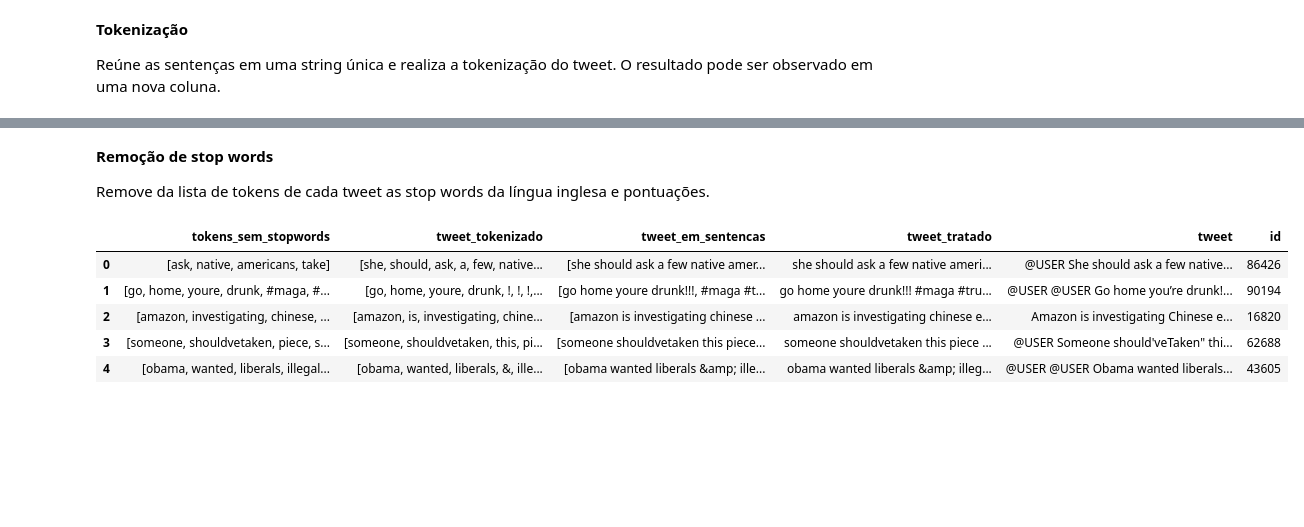
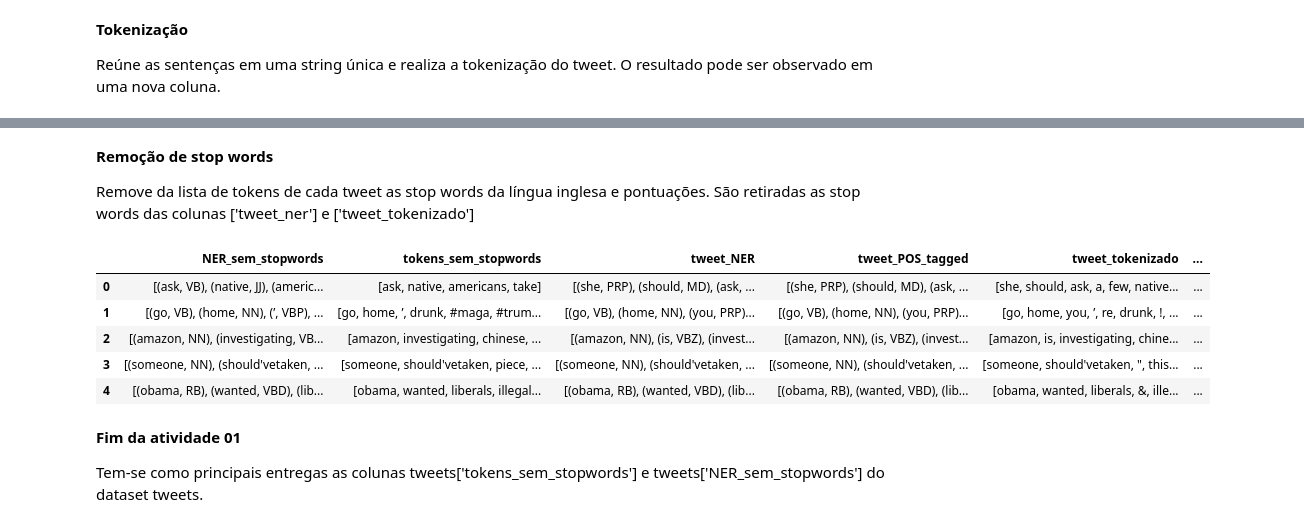
Before and after one commit to eduardodut/Mineracao_dados_textos_web, a Jupyter notebook: projeto01_equipe01_entrega18052020.ipynb, the cells around one changed output, grey strips where cells are left out. Saved outputs shown, nothing was run; the diff lists cells and outputs as text; code cells hidden in the pictures; blank space fills up the shorter version.

Commit message:
1ª versão da atividade 01 completa

```diff
--- a/projeto01_equipe01_entrega18052020.ipynb
+++ b/projeto01_equipe01_entrega18052020.ipynb
@@ -43,6 +43,8 @@ tweets = pd.read_csv('/content/olid-training-v1.0.tsv', sep='\t',encoding= 'utf-
 tweets['id'] = tweets['id'].astype('str')
 
 #visualização dos primeiros registros
+
+tweets = tweets[['subtask_c','subtask_b','subtask_a','id','tweet']]
 tweets.head(20)
 # %% [output]
   % Total    % Received % Xferd  Average Speed   Time    Time     Time  Current
@@ -93,7 +92,8 @@ def tratamento_texto(tweet):
 
   #remove as menções a usuários de cada tweet
   tweet = re.sub(r'@user', '', tweet, flags=re.MULTILINE)
-
+  #remove as palavras url
+  tweet = re.sub(r'url', '', tweet, flags=re.MULTILINE)
   #remove as quebras de linha
   tweet = re.sub(r'\n', '', tweet)
   #substitui tabulações por um espaço em branco
@@ -102,7 +102,7 @@ def tratamento_texto(tweet):
   tweet= re.sub(r'\s+', ' ', tweet, flags=re.I)
   #&amp;
   #remove aspas e apóstofres
-  tweet = re.sub('[\'"‘’“”…]', '', tweet)
+  # tweet = re.sub('[\'"‘’“”…]', '', tweet)
   return tweet
 
 #cria uma nova coluna no dataframe 'tweets' com cada tweet tokenizado
@@ -173,0 +198,15 @@ tweets[tweets.columns[::-1]].head()
+# %%
+from nltk.tag import pos_tag
+from nltk.chunk import conlltags2tree, tree2conlltags
+from pprint import pprint
+from nltk.chunk.regexp import ChunkString, ChunkRule, ChinkRule
+from nltk.tree import Tree
+from contextlib import redirect_stdout
+import os
+
+with redirect_stdout(open(os.devnull, "w")):
+    nltk.download('maxent_ne_chunker')
+    nltk.download('words')
+
+tweets['tweet_NER'] = tweets['tweet_POS_tagged'].apply(nltk.ne_chunk)
+tweets[tweets.columns[::-1]].head()
@@ -175,33 +221,59 @@ tweets[tweets.columns[::-1]].head()
 <b> Remoção de stop words </b>
 
 Remove da lista de tokens de cada tweet as stop words da língua inglesa e pontuações.
+São retiradas as stop words das colunas ['tweet_ner'] e ['tweet_tokenizado']
 # %%
 from contextlib import redirect_stdout
 import os
 # import string library function
 from string import punctuation
 
 
 
 def remove_stop_words(lista_tokens):
-
+  '''Função de remoção de stop word que recebe lista de tokens e devolve
+  lista de tokens
+  '''
   with redirect_stdout(open(os.devnull, "w")):
     nltk.download("stopwords")
     nltk.download('punkt')
 
   stopwords = sw.words('english')
   stop_words = set(stopwords + list(punctuation ))
 
   tokens = [w for w in lista_tokens if not w in stop_words]
 
   return tokens
 
+def remove_stop_words_tuplas(lista_tuplas):
+  '''Função de remoção de stop word que recebe lista de tuplas de token e tag e devolve
+  lista de tuplas de token e tag
+  '''
+  with redirect_stdout(open(os.devnull, "w")):
+    nltk.download("stopwords")
+    nltk.download('punkt')
+
+  stopwords = sw.words('english')
+  stop_words = set(stopwords + list(punctuation ))
+
+  tuplas = [w for w in lista_tuplas if not w[0] in stop_words]
+
+  return tuplas
+
+
+
+
 tweets['tokens_sem_stopwords'] = tweets['tweet_tokenizado'].apply(remove_stop_words)
+tweets['NER_sem_stopwords'] = tweets['tweet_NER'].apply(remove_stop_words_tuplas)
 tweets[tweets.columns[::-1]].head()
 # %% [output]
-|  | tokens_sem_stopwords | tweet_tokenizado | tweet_em_sentencas | tweet_tratado | tweet | id |
-| 0 | [ask, native, americans, take] | [she, should, ask, a, few, native... | [she should ask a few native amer... | she should ask a few native ameri... | @USER She should ask a few native... | 86426 |
-| 1 | [go, home, youre, drunk, #maga, #... | [go, home, youre, drunk, !, !, !,... | [go home youre drunk!!!, #maga #t... | go home youre drunk!!! #maga #tru... | @USER @USER Go home you’re drunk!... | 90194 |
-| 2 | [amazon, investigating, chinese, ... | [amazon, is, investigating, chine... | [amazon is investigating chinese ... | amazon is investigating chinese e... | Amazon is investigating Chinese e... | 16820 |
-| 3 | [someone, shouldvetaken, piece, s... | [someone, shouldvetaken, this, pi... | [someone shouldvetaken this piece... | someone shouldvetaken this piece ... | @USER Someone should'veTaken" thi... | 62688 |
-| 4 | [obama, wanted, liberals, illegal... | [obama, wanted, liberals, &, ille... | [obama wanted liberals &amp; ille... | obama wanted liberals &amp; illeg... | @USER @USER Obama wanted liberals... | 43605 |
+|  | NER_sem_stopwords | tokens_sem_stopwords | tweet_NER | tweet_POS_tagged | tweet_tokenizado | ... |
+| 0 | [(ask, VB), (native, JJ), (americ... | [ask, native, americans, take] | [(she, PRP), (should, MD), (ask, ... | [(she, PRP), (should, MD), (ask, ... | [she, should, ask, a, few, native... | ... |
+| 1 | [(go, VB), (home, NN), (’, VBP), ... | [go, home, ’, drunk, #maga, #trum... | [(go, VB), (home, NN), (you, PRP)... | [(go, VB), (home, NN), (you, PRP)... | [go, home, you, ’, re, drunk, !, ... | ... |
+| 2 | [(amazon, NN), (investigating, VB... | [amazon, investigating, chinese, ... | [(amazon, NN), (is, VBZ), (invest... | [(amazon, NN), (is, VBZ), (invest... | [amazon, is, investigating, chine... | ... |
+| 3 | [(someone, NN), (should'vetaken, ... | [someone, should'vetaken, piece, ... | [(someone, NN), (should'vetaken, ... | [(someone, NN), (should'vetaken, ... | [someone, should'vetaken, ", this... | ... |
+| 4 | [(obama, RB), (wanted, VBD), (lib... | [obama, wanted, liberals, illegal... | [(obama, RB), (wanted, VBD), (lib... | [(obama, RB), (wanted, VBD), (lib... | [obama, wanted, liberals, &, ille... | ... |
+# %% [markdown]
+<b> Fim da atividade 01 </b>
+
+Tem-se como principais entregas as colunas tweets['tokens_sem_stopwords'] e tweets['NER_sem_stopwords'] do dataset tweets.
```
Also changed, not shown: parts of 10 cells of this notebook.
